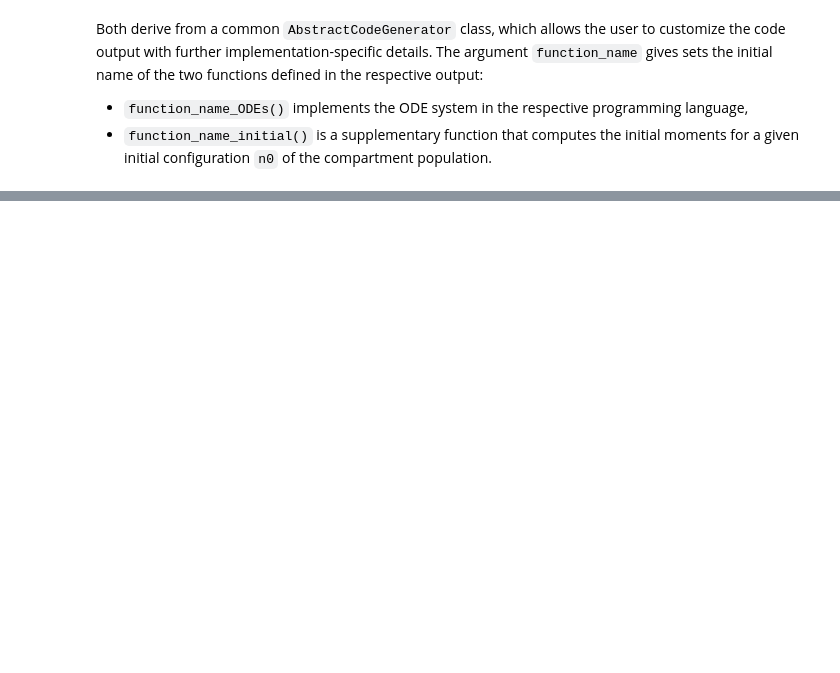
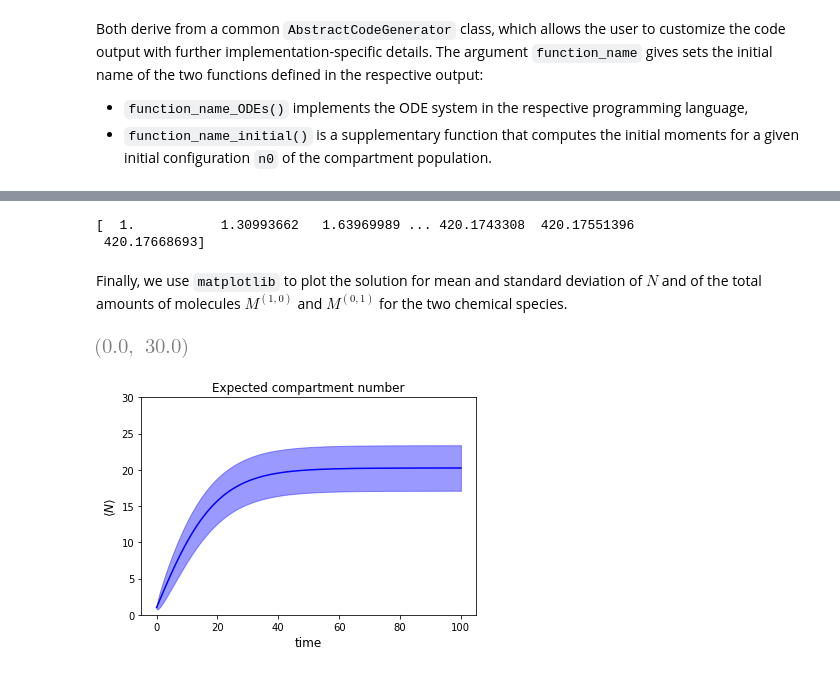
Before and after one commit to zechnerlab/Compartor, a Jupyter notebook: (3) HOWTO - export code.ipynb, the cells around one changed output, grey strips where cells are left out. Cells and saved outputs as stored; diff of their text form; code cells hidden in the pictures; blank space fills up the shorter version.

```diff
--- a/(3) HOWTO - export code.ipynb
+++ b/(3) HOWTO - export code.ipynb
@@ -99,0 +103,52 @@ Both derive from a common `AbstractCodeGenerator` class, which allows the user t
+# %%
+from scipy.integrate import solve_ivp
+import numpy as np
+
+exec(python_code)
+
+# vector of timepoints where to solve ODE problem
+timepoints = np.linspace(0, 100, 1001)
+
+# initial condition
+# 1 compartment with 20 molecules of first species
+M0 = example_initial((1, 20, 0))
+
+# rate constants and other parameters
+kI = 1.0
+kF = 0.005
+kc = 0.1
+kd = 0.05
+Lambda = 10
+parameters = (Lambda, kF, kI, kc, kd)
+
+# solve
+sol = solve_ivp(
+    lambda t, M: example_ODEs(M, np.zeros(7), parameters),
+    (np.min(timepoints), np.max(timepoints)),
+    M0,
+    method='BDF',
+    t_eval=timepoints)
+
+# print solution of N
+print(sol.y[5])
+# %% [output]
+[  1.           1.30993662   1.63969989 ... 420.1743308  420.17551396
+ 420.17668693]
+# %% [markdown]
+Finally, we use `matplotlib` to plot the solution for mean and standard deviation of $N$ and of the total amounts of molecules $M^{(1,0)}$ and $M^{(0,1)}$ for the two chemical species.
+# %%
+%matplotlib inline
+import matplotlib.pyplot as plt
+
+y = sol.y
+N = y[0]
+stdN = np.sqrt(y[5] - N**2)
+plt.plot(timepoints, y[0], color="b")
+plt.ylabel(r'$\left< N \right>$', size=12)
+plt.xlabel('time', size=12)
+plt.title("Expected compartment number", size=12)
+plt.fill_between(timepoints, N-stdN, N+stdN, alpha=0.4, color="b")
+plt.ylim((0,30))
+# %% [output]
+[figure, added]
+[figure, added]
```
Also changed, not shown: parts of 5 cells of this notebook, 3 other files.
